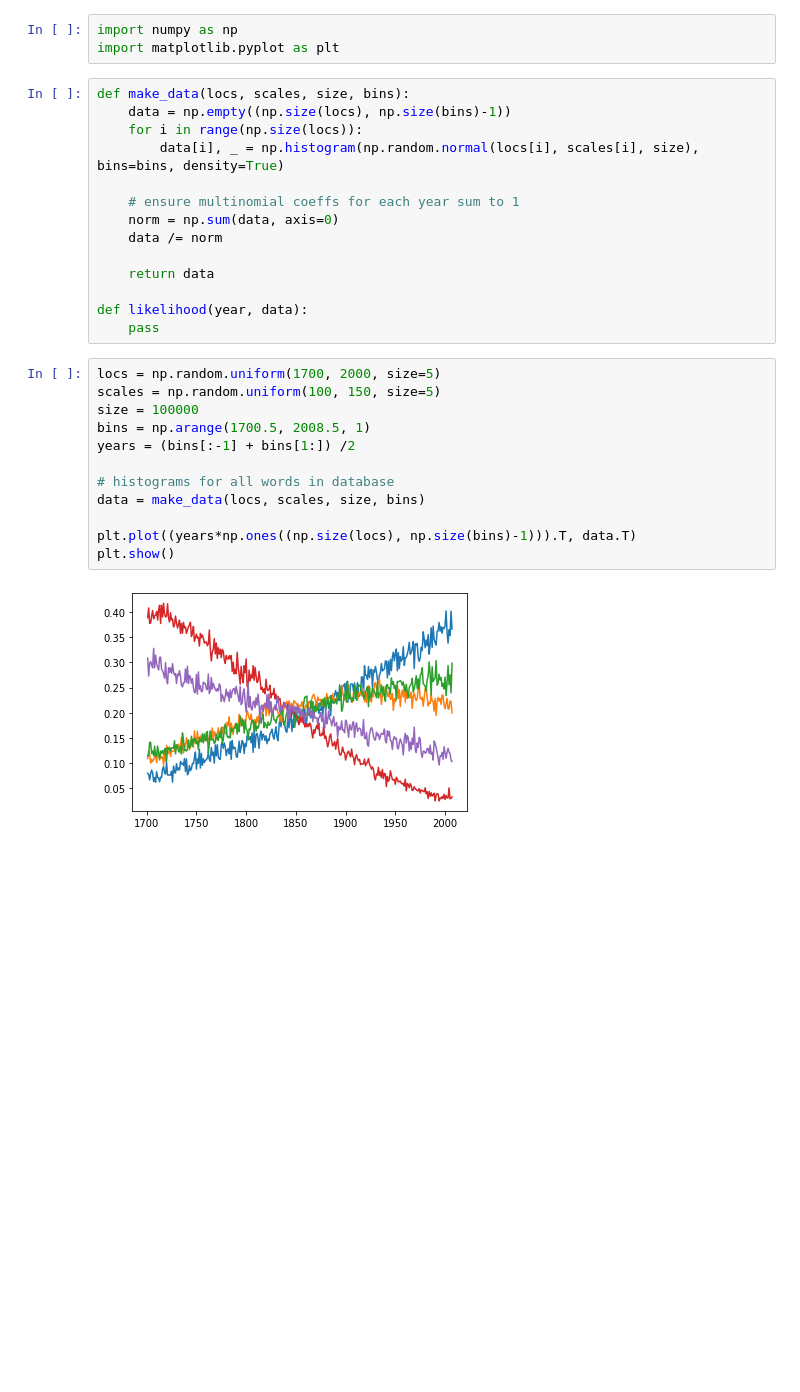
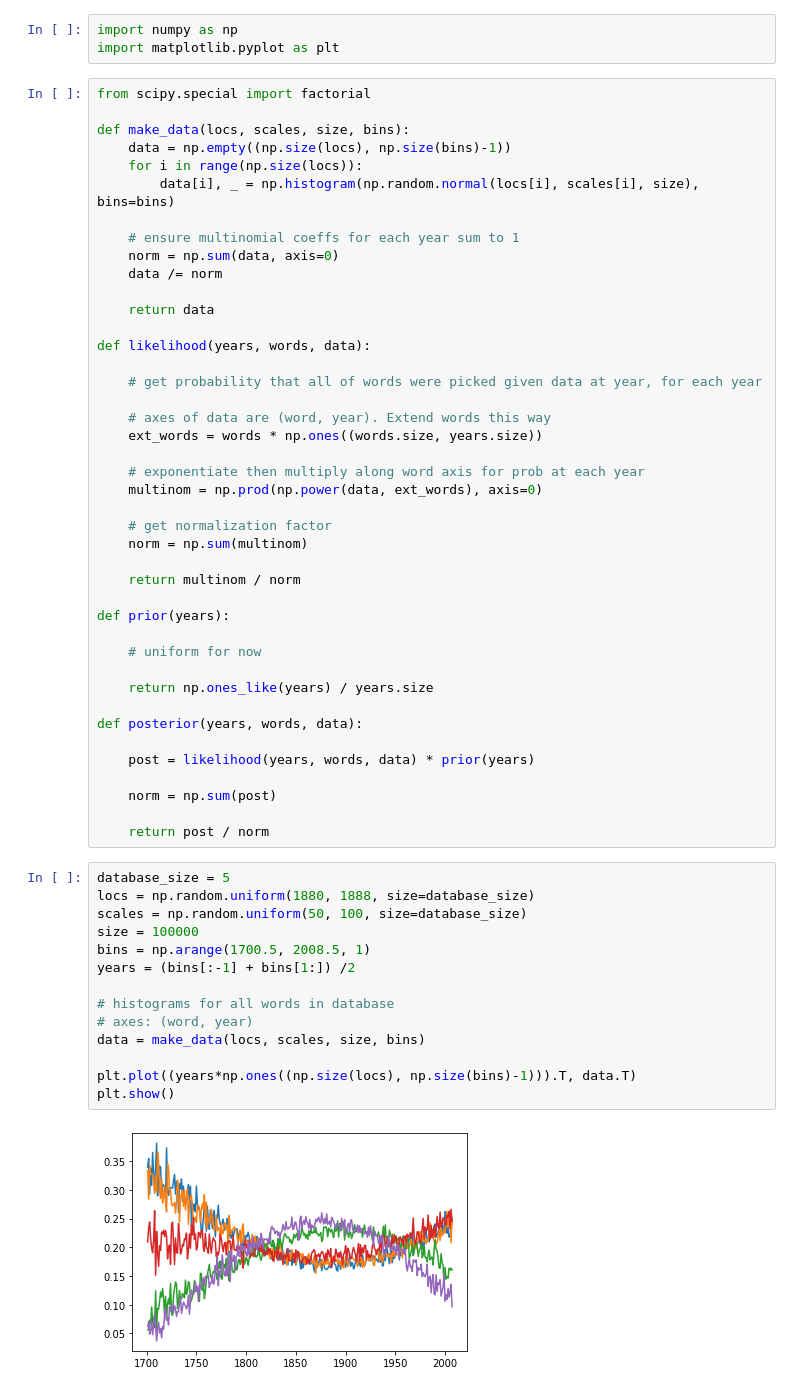
Before and after one commit to 1sadtrombone/bayesian-1grams, a Jupyter notebook: scripts/mock_data.ipynb, the cells around one changed output. Saved outputs shown, nothing was run; the diff lists cells and outputs as text; blank space fills up the shorter version.

```diff
--- a/scripts/mock_data.ipynb
+++ b/scripts/mock_data.ipynb
@@ -2,10 +2,12 @@
 import numpy as np
 import matplotlib.pyplot as plt
 # %%
+from scipy.special import factorial
+
 def make_data(locs, scales, size, bins):
     data = np.empty((np.size(locs), np.size(bins)-1))
     for i in range(np.size(locs)):
-        data[i], _ = np.histogram(np.random.normal(locs[i], scales[i], size), bins=bins, density=True)
+        data[i], _ = np.histogram(np.random.normal(locs[i], scales[i], size), bins=bins)
 
     # ensure multinomial coeffs for each year sum to 1
     norm = np.sum(data, axis=0)
@@ -13,19 +15,47 @@ def make_data(locs, scales, size, bins):
 
     return data
 
-def likelihood(year, data):
-    pass
+def likelihood(years, words, data):
+
+    # get probability that all of words were picked given data at year, for each year
+
+    # axes of data are (word, year). Extend words this way
+    ext_words = words * np.ones((words.size, years.size))
+
+    # exponentiate then multiply along word axis for prob at each year
+    multinom = np.prod(np.power(data, ext_words), axis=0)
+
+    # get normalization factor
+    norm = np.sum(multinom)
+
+    return multinom / norm
+
+def prior(years):
+
+    # uniform for now
+
+    return np.ones_like(years) / years.size
+
+def posterior(years, words, data):
+
+    post = likelihood(years, words, data) * prior(years)
+
+    norm = np.sum(post)
+
+    return post / norm
 # %%
-locs = np.random.uniform(1700, 2000, size=5)
-scales = np.random.uniform(100, 150, size=5)
+database_size = 5
+locs = np.random.uniform(1880, 1888, size=database_size)
+scales = np.random.uniform(50, 100, size=database_size)
 size = 100000
 bins = np.arange(1700.5, 2008.5, 1)
 years = (bins[:-1] + bins[1:]) /2
 
 # histograms for all words in database
+# axes: (word, year)
 data = make_data(locs, scales, size, bins)
 
 plt.plot((years*np.ones((np.size(locs), np.size(bins)-1))).T, data.T)
 plt.show()
 # %% [output]
-[figure, old version]
+[figure, new version]
```
Also changed, not shown: parts of 1 cell of this notebook.
